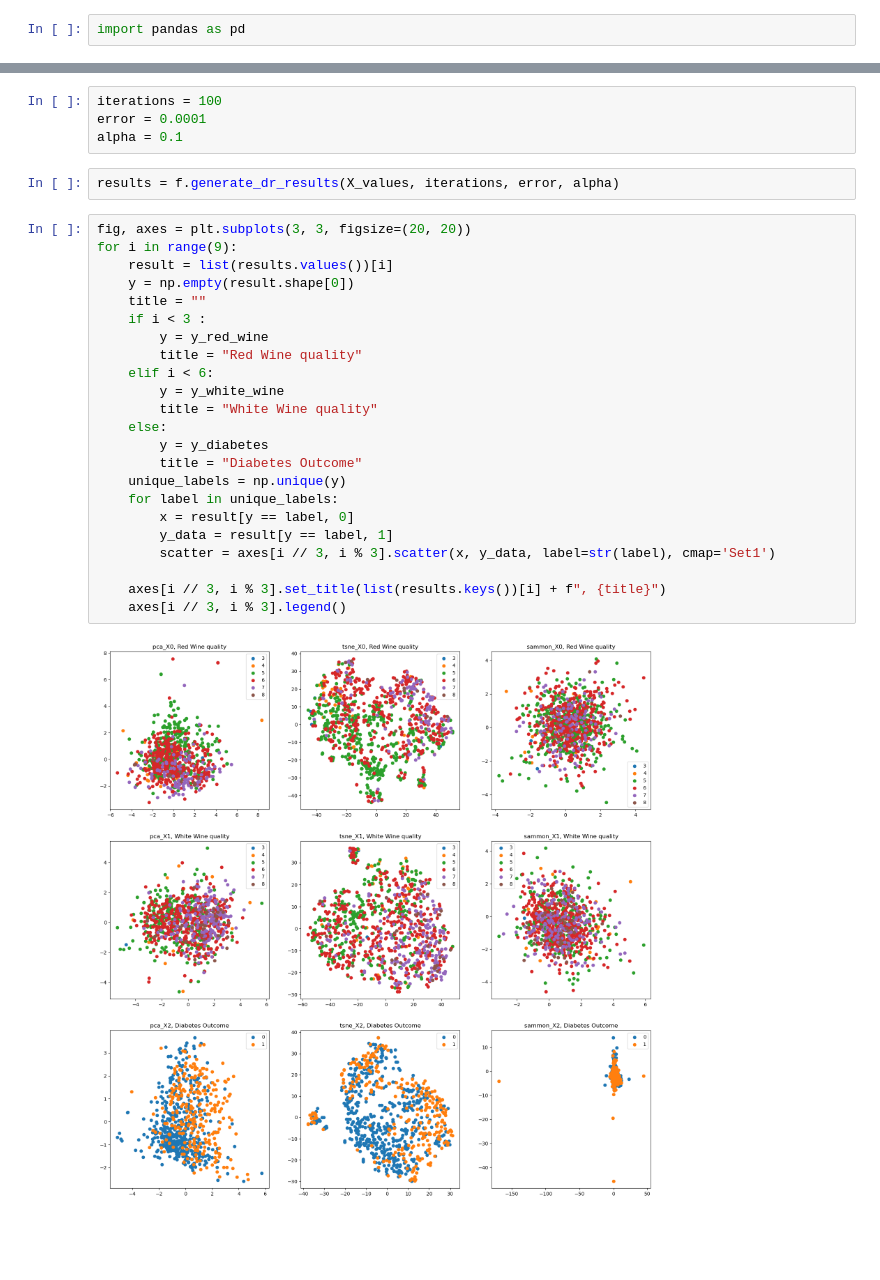
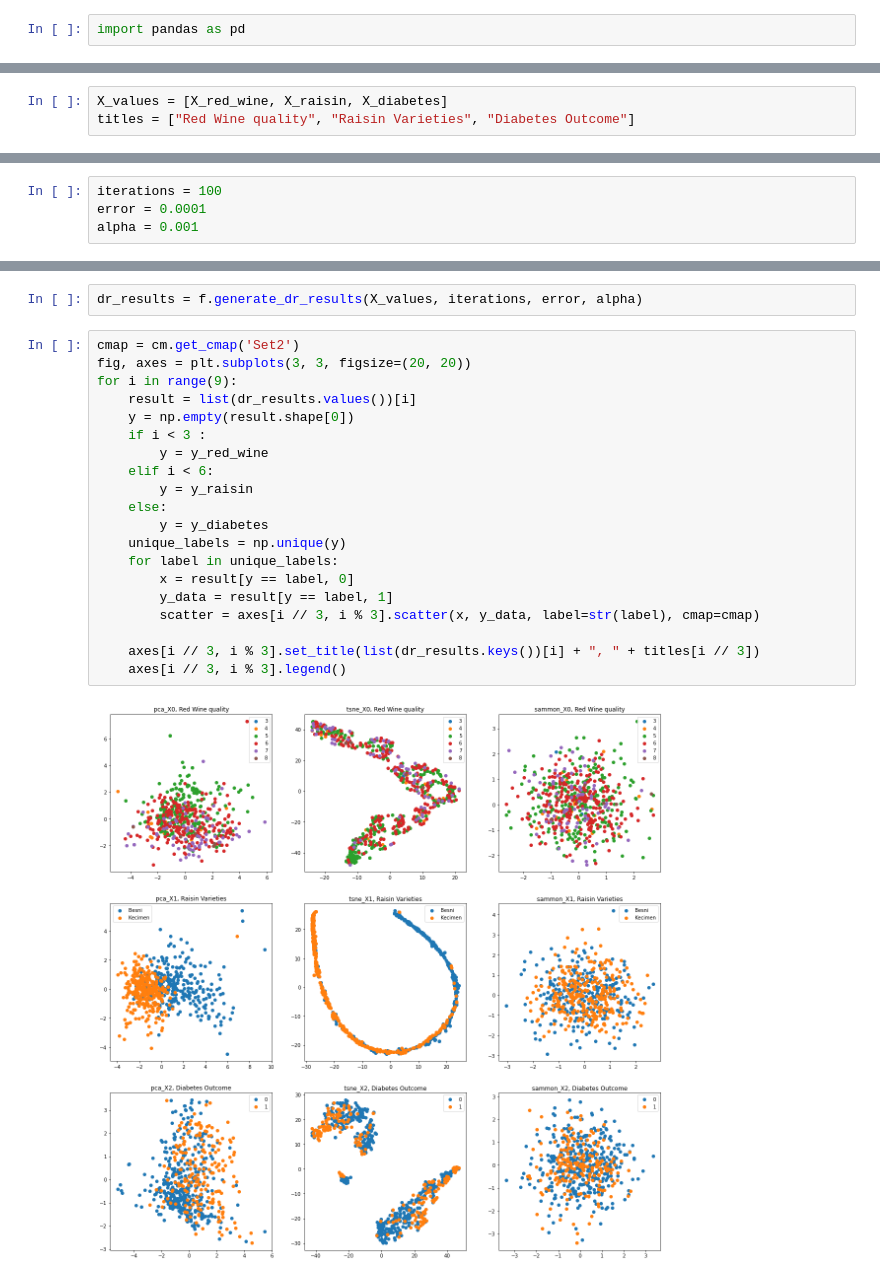
Before and after one commit to djolodjolo23/machine_learning_a4, a Jupyter notebook: Exercise3.ipynb, the cells around one changed output, grey strips where cells are left out. Cells and saved outputs as stored; diff of their text form; blank space fills up the shorter version.

```diff
--- a/Exercise3.ipynb
+++ b/Exercise3.ipynb
@@ -24,0 +17,3 @@ for i, X in enumerate(X_values):
+# %%
+X_values = [X_red_wine, X_raisin, X_diabetes]
+titles = ["Red Wine quality", "Raisin Varieties", "Diabetes Outcome"]
@@ -25 +25,5 @@ for i, X in enumerate(X_values):
+# %%
+iterations = 100
+error = 0.0001
+alpha = 0.001
 # %% [markdown]
@@ -34,31 +33,24 @@ import Functions as f
-# %%
-iterations = 100
-error = 0.0001
-alpha = 0.1
 # %%
-results = f.generate_dr_results(X_values, iterations, error, alpha)
+dr_results = f.generate_dr_results(X_values, iterations, error, alpha)
 # %%
+cmap = cm.get_cmap('Set2')
 fig, axes = plt.subplots(3, 3, figsize=(20, 20))
 for i in range(9):
-    result = list(results.values())[i]
+    result = list(dr_results.values())[i]
     y = np.empty(result.shape[0])
-    title = ""
     if i < 3 :
         y = y_red_wine
-        title = "Red Wine quality"
     elif i < 6:
-        y = y_white_wine
-        title = "White Wine quality"
+        y = y_raisin
     else:
         y = y_diabetes
-        title = "Diabetes Outcome"
     unique_labels = np.unique(y)
     for label in unique_labels:
         x = result[y == label, 0]
         y_data = result[y == label, 1]
-        scatter = axes[i // 3, i % 3].scatter(x, y_data, label=str(label), cmap='Set1')
+        scatter = axes[i // 3, i % 3].scatter(x, y_data, label=str(label), cmap=cmap)
 
-    axes[i // 3, i % 3].set_title(list(results.keys())[i] + f", {title}")
+    axes[i // 3, i % 3].set_title(list(dr_results.keys())[i] + ", " + titles[i // 3])
     axes[i // 3, i % 3].legend()
 # %% [output]
-[figure, old version]
+[figure, new version]
```
Also changed, not shown: parts of 19 cells of this notebook, 6 other files.
